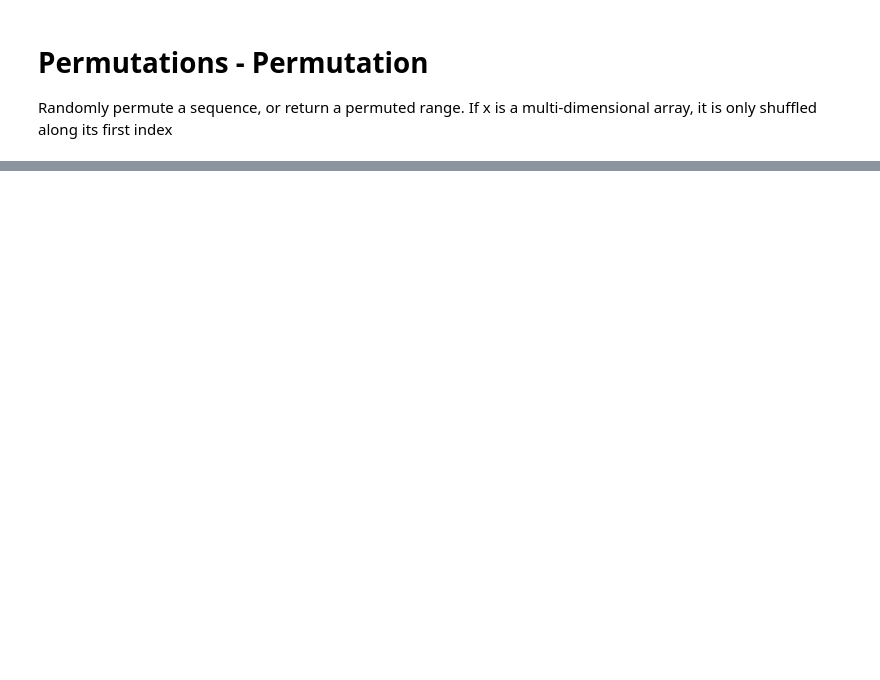
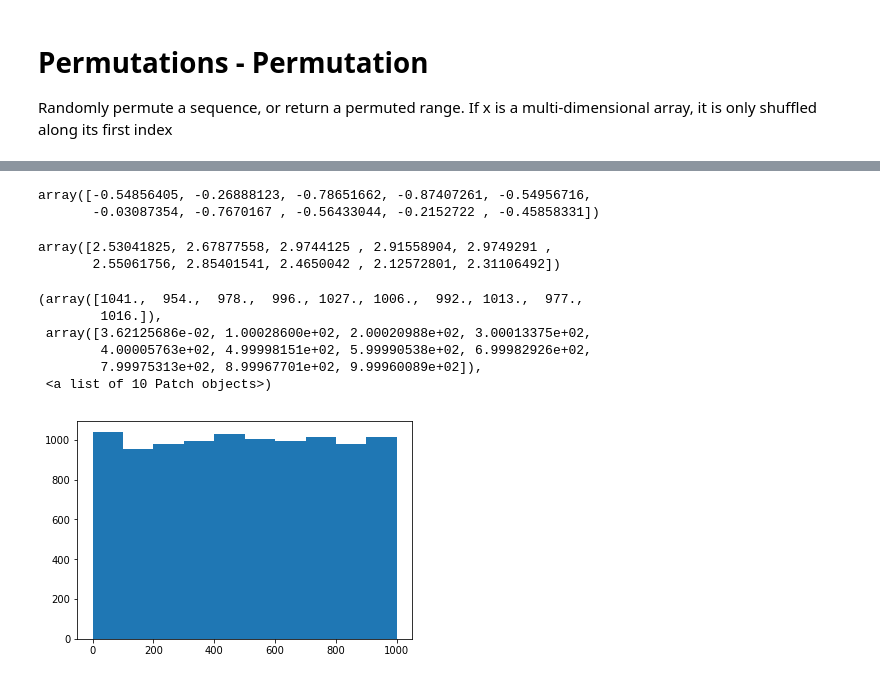
Before and after one commit to ClaireDrummond/Programming-for-Data-Analytics, a Jupyter notebook: Programming-for-Data-Analytics.ipynb, the cells around one changed output, grey strips where cells are left out. Drawn from its saved outputs; the diff is of its cells as text; code cells hidden in the pictures; blank space fills up the shorter version.

Commit message:
Uniform and Normal Distribution

```diff
--- a/Programming-for-Data-Analytics.ipynb
+++ b/Programming-for-Data-Analytics.ipynb
@@ -136,0 +175,25 @@ array([[0, 1, 2],
+# %%
+np.random.uniform(-1, 0, 10)
+# %% [output]
+array([-0.54856405, -0.26888123, -0.78651662, -0.87407261, -0.54956716,
+       -0.03087354, -0.7670167 , -0.56433044, -0.2152722 , -0.45858331])
+# %%
+np.random.uniform(2, 3, 10)
+# %% [output]
+array([2.53041825, 2.67877558, 2.9744125 , 2.91558904, 2.9749291 ,
+       2.55061756, 2.85401541, 2.4650042 , 2.12572801, 2.31106492])
+# %%
+%matplotlib inline
+
+import matplotlib.pyplot as plt
+
+x = np.random.uniform(0, 1000, 10000)
+plt.hist(x)
+# %% [output]
+(array([1041.,  954.,  978.,  996., 1027., 1006.,  992., 1013.,  977.,
+        1016.]),
+ array([3.62125686e-02, 1.00028600e+02, 2.00020988e+02, 3.00013375e+02,
+        4.00005763e+02, 4.99998151e+02, 5.99990538e+02, 6.99982926e+02,
+        7.99975313e+02, 8.99967701e+02, 9.99960089e+02]),
+ <a list of 10 Patch objects>)
+[figure, added]
```
Also changed, not shown: parts of 22 cells of this notebook.
